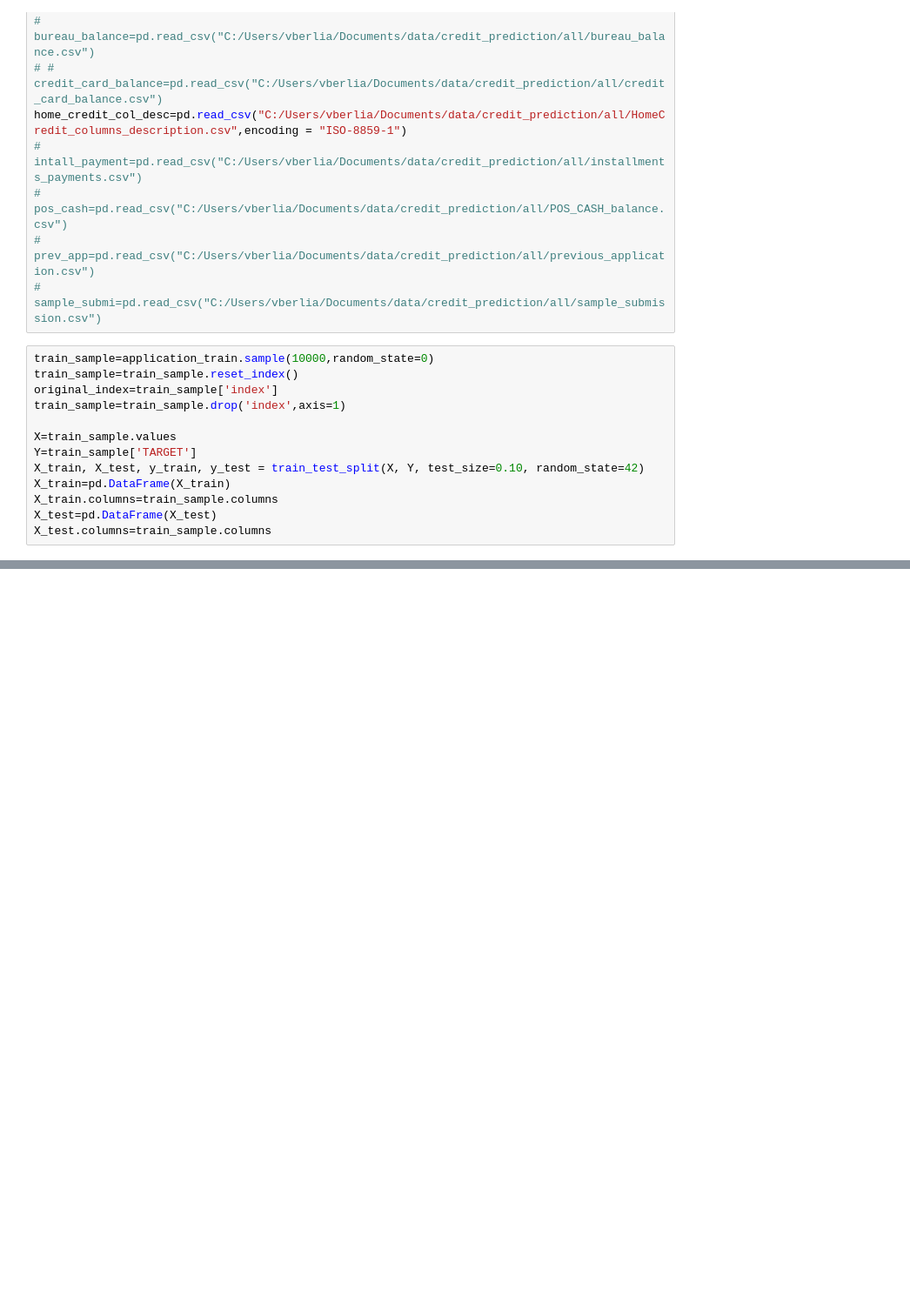
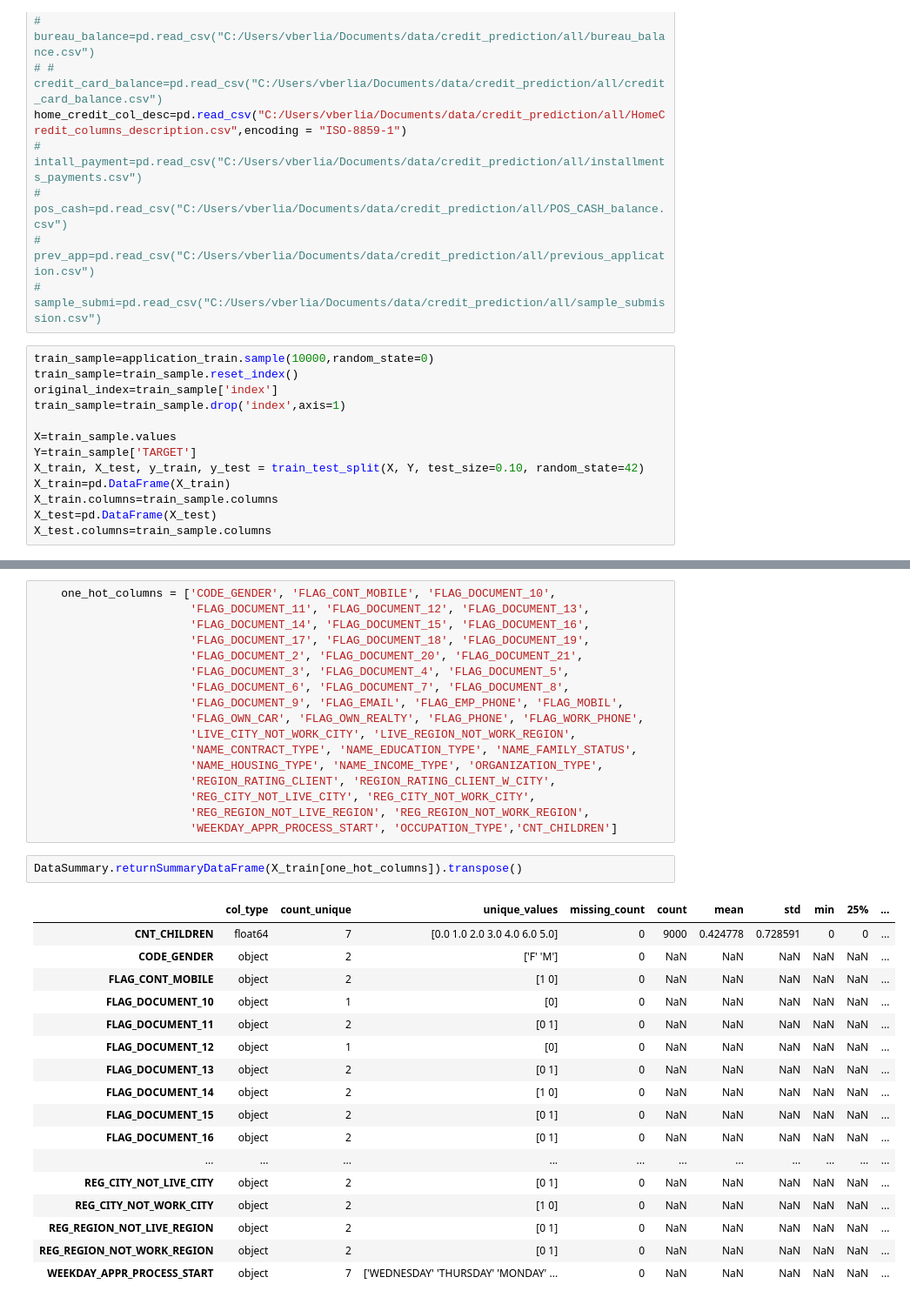
Before and after one commit to shanky221341/machine_learning, a Jupyter notebook: Notebooks/credit_predcition2.ipynb, the cells around one changed output, grey strips where cells are left out. Shown at 87% size. Drawn from its saved outputs; the diff is of its cells as text; blank space fills up the shorter version.

```diff
--- a/Notebooks/credit_predcition2.ipynb
+++ b/Notebooks/credit_predcition2.ipynb
@@ -306,0 +1054,37 @@ all_report
+# %%
+    one_hot_columns = ['CODE_GENDER', 'FLAG_CONT_MOBILE', 'FLAG_DOCUMENT_10',
+                       'FLAG_DOCUMENT_11', 'FLAG_DOCUMENT_12', 'FLAG_DOCUMENT_13',
+                       'FLAG_DOCUMENT_14', 'FLAG_DOCUMENT_15', 'FLAG_DOCUMENT_16',
+                       'FLAG_DOCUMENT_17', 'FLAG_DOCUMENT_18', 'FLAG_DOCUMENT_19',
+                       'FLAG_DOCUMENT_2', 'FLAG_DOCUMENT_20', 'FLAG_DOCUMENT_21',
+                       'FLAG_DOCUMENT_3', 'FLAG_DOCUMENT_4', 'FLAG_DOCUMENT_5',
+                       'FLAG_DOCUMENT_6', 'FLAG_DOCUMENT_7', 'FLAG_DOCUMENT_8',
+                       'FLAG_DOCUMENT_9', 'FLAG_EMAIL', 'FLAG_EMP_PHONE', 'FLAG_MOBIL',
+                       'FLAG_OWN_CAR', 'FLAG_OWN_REALTY', 'FLAG_PHONE', 'FLAG_WORK_PHONE',
+                       'LIVE_CITY_NOT_WORK_CITY', 'LIVE_REGION_NOT_WORK_REGION',
+                       'NAME_CONTRACT_TYPE', 'NAME_EDUCATION_TYPE', 'NAME_FAMILY_STATUS',
+                       'NAME_HOUSING_TYPE', 'NAME_INCOME_TYPE', 'ORGANIZATION_TYPE',
+                       'REGION_RATING_CLIENT', 'REGION_RATING_CLIENT_W_CITY',
+                       'REG_CITY_NOT_LIVE_CITY', 'REG_CITY_NOT_WORK_CITY',
+                       'REG_REGION_NOT_LIVE_REGION', 'REG_REGION_NOT_WORK_REGION',
+                       'WEEKDAY_APPR_PROCESS_START', 'OCCUPATION_TYPE','CNT_CHILDREN']
+# %%
+DataSummary.returnSummaryDataFrame(X_train[one_hot_columns]).transpose()
+# %% [output]
+|  | col_type | count_unique | unique_values | missing_count | count | mean | std | min | 25% | ... |
+| CNT_CHILDREN | float64 | 7 | [0.0 1.0 2.0 3.0 4.0 6.0 5.0] | 0 | 9000 | 0.424778 | 0.728591 | 0 | 0 | ... |
+| CODE_GENDER | object | 2 | ['F' 'M'] | 0 | NaN | NaN | NaN | NaN | NaN | ... |
+| FLAG_CONT_MOBILE | object | 2 | [1 0] | 0 | NaN | NaN | NaN | NaN | NaN | ... |
+| FLAG_DOCUMENT_10 | object | 1 | [0] | 0 | NaN | NaN | NaN | NaN | NaN | ... |
+| FLAG_DOCUMENT_11 | object | 2 | [0 1] | 0 | NaN | NaN | NaN | NaN | NaN | ... |
+| FLAG_DOCUMENT_12 | object | 1 | [0] | 0 | NaN | NaN | NaN | NaN | NaN | ... |
+| FLAG_DOCUMENT_13 | object | 2 | [0 1] | 0 | NaN | NaN | NaN | NaN | NaN | ... |
+| FLAG_DOCUMENT_14 | object | 2 | [1 0] | 0 | NaN | NaN | NaN | NaN | NaN | ... |
+| FLAG_DOCUMENT_15 | object | 2 | [0 1] | 0 | NaN | NaN | NaN | NaN | NaN | ... |
+| FLAG_DOCUMENT_16 | object | 2 | [0 1] | 0 | NaN | NaN | NaN | NaN | NaN | ... |
+| ... | ... | ... | ... | ... | ... | ... | ... | ... | ... | ... |
+| REG_CITY_NOT_LIVE_CITY | object | 2 | [0 1] | 0 | NaN | NaN | NaN | NaN | NaN | ... |
+| REG_CITY_NOT_WORK_CITY | object | 2 | [1 0] | 0 | NaN | NaN | NaN | NaN | NaN | ... |
+| REG_REGION_NOT_LIVE_REGION | object | 2 | [0 1] | 0 | NaN | NaN | NaN | NaN | NaN | ... |
+| REG_REGION_NOT_WORK_REGION | object | 2 | [0 1] | 0 | NaN | NaN | NaN | NaN | NaN | ... |
+| WEEKDAY_APPR_PROCESS_START | object | 7 | ['WEDNESDAY' 'THURSDAY' 'MONDAY' ... | 0 | NaN | NaN | NaN | NaN | NaN | ... |
```
Also changed, not shown: parts of 68 cells of this notebook, 5 other files.
